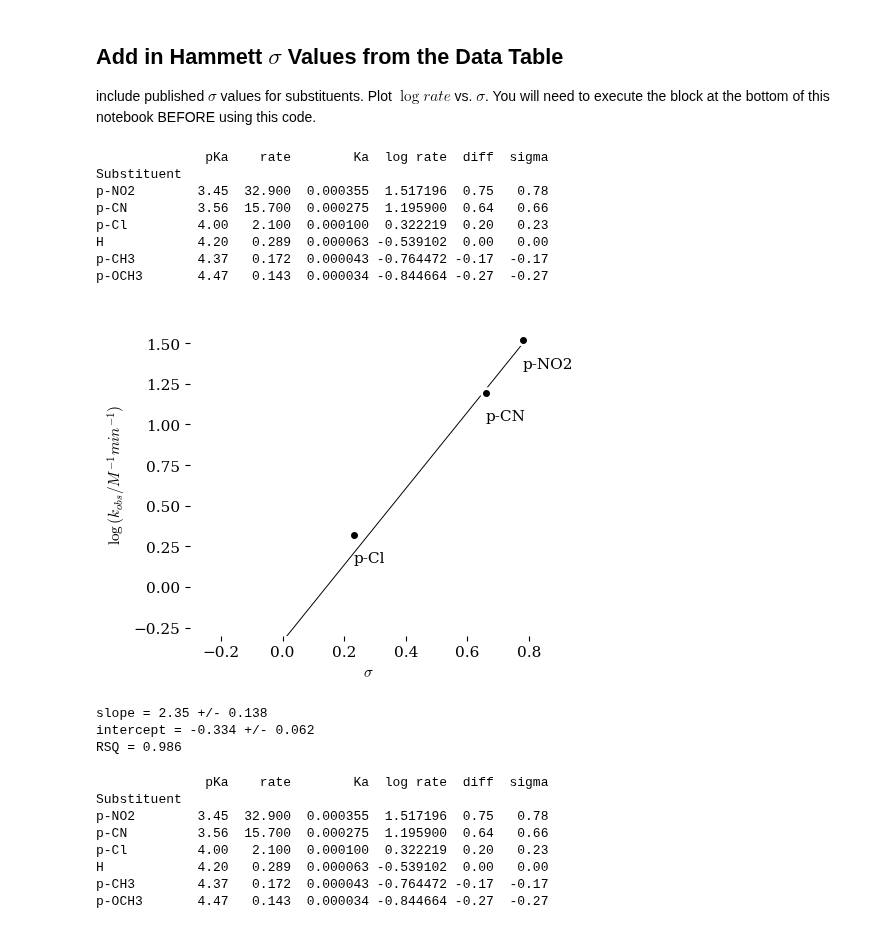
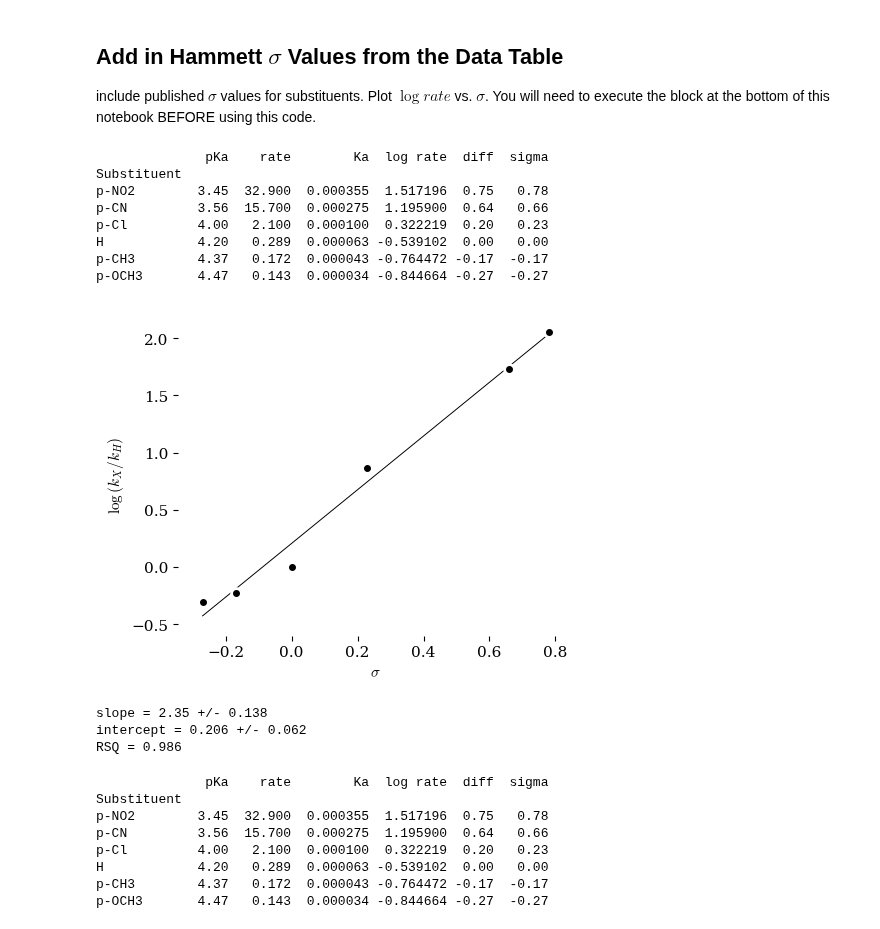
Before and after one commit to blinkletter/4410PythonNotebooks, a Jupyter notebook: Class_14/Table1and2_ClassExamples.ipynb, the cells around one changed output. Saved outputs shown, nothing was run; the diff lists cells and outputs as text; code cells hidden in the pictures.

```diff
--- a/Class_14/Table1and2_ClassExamples.ipynb
+++ b/Class_14/Table1and2_ClassExamples.ipynb
@@ -85,8 +85,8 @@ def plot_plot(x,y,names,
     #    title="Initial Rate Log-Log Plot",
             ylabel=y_label,
             xlabel=x_label,
-            xlim=[-.48,None],
-            ylim=[-.48,None]
+    #        xlim=[-.48,None],
+    #        ylim=[-.48,None]
             )
 
 
@@ -331,32 +331,32 @@ include published $\sigma$ values for substituents. Plot $\log{rate}$ vs. $\sigm
 # %%
 s = "sigma"
 #s = "s_plus"
 #s = "s_minus"
 
 df["sigma"] = df2[s]
 print(df)
 
 x = df["sigma"]
-y = df["log rate"]
+y = df["log rate"]+0.539102
 
 x_label = r"$\sigma$"
-y_label = r"$\log{(k_{obs} / M^{-1} min^{-1})}$"
+y_label = r"$\log{\left({k_{X}}/{k_{H}}\right)}$"
 #y_label = r"$\sigma^+$"
 #y_label = r"$\sigma^-$"
 
-plot_plot(x,y, names, x_label, y_label, add_labels_flag = True, line_fit_flag = True)
+plot_plot(x,y, names, x_label, y_label, add_labels_flag = False, line_fit_flag = True)
 # %% [output]
               pKa    rate        Ka  log rate  diff  sigma
 Substituent
 p-NO2        3.45  32.900  0.000355  1.517196  0.75   0.78
 p-CN         3.56  15.700  0.000275  1.195900  0.64   0.66
 p-Cl         4.00   2.100  0.000100  0.322219  0.20   0.23
 H            4.20   0.289  0.000063 -0.539102  0.00   0.00
 p-CH3        4.37   0.172  0.000043 -0.764472 -0.17  -0.17
 p-OCH3       4.47   0.143  0.000034 -0.844664 -0.27  -0.27
-[figure, old version]
+[figure, new version]
 slope = 2.35 +/- 0.138
-intercept = -0.334 +/- 0.062
+intercept = 0.206 +/- 0.062
 RSQ = 0.986
 # %%
 y =  -df["pKa"] +4.20
```
Also changed, not shown: parts of 4 cells of this notebook, 1 other file.
